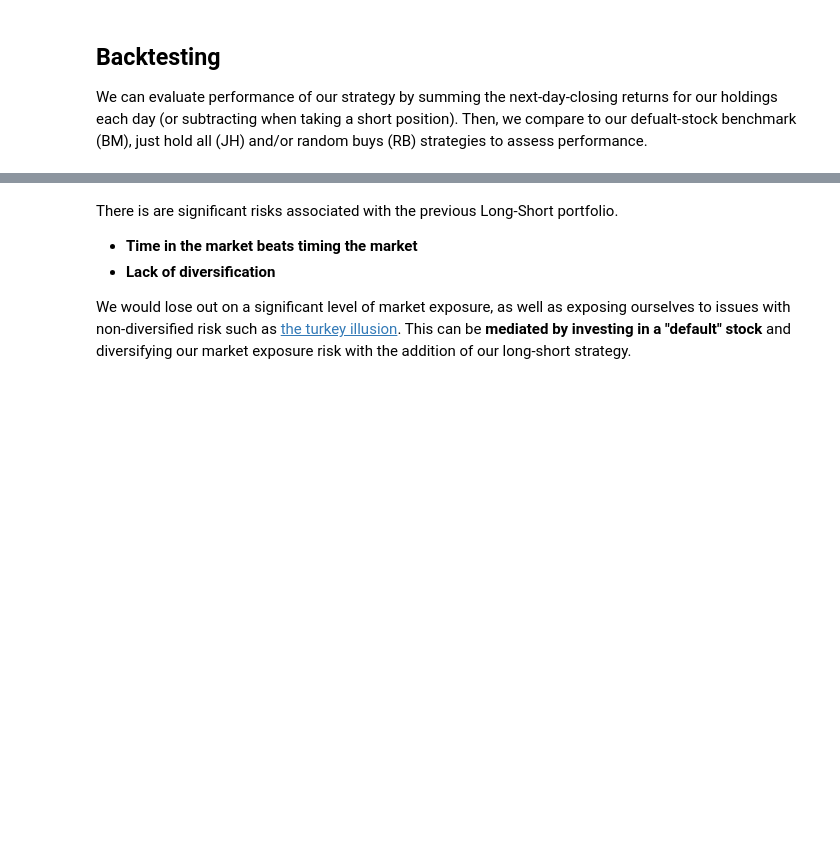
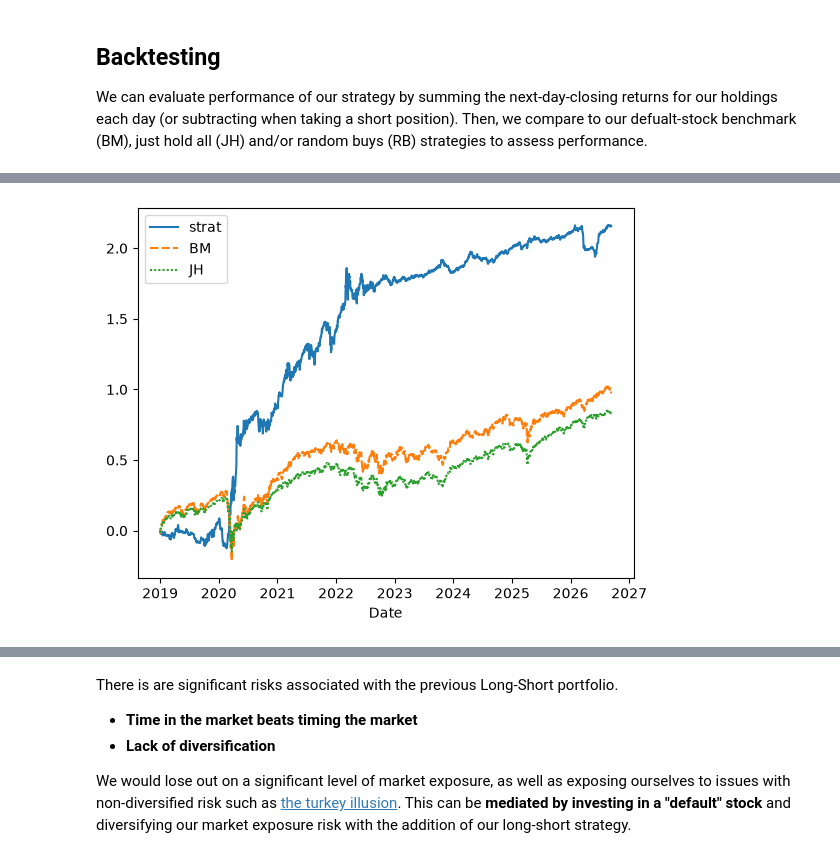
Before and after one commit to sl9998/regime-identification, a Jupyter notebook: Notebooks/regimes.ipynb, the cells around one changed output, grey strips where cells are left out. Saved outputs shown, nothing was run; the diff lists cells and outputs as text; code cells hidden in the pictures; blank space fills up the shorter version.

Commit message:
Completed first iteration backtesting. Check weird bug pre-2005.

```diff
--- a/Notebooks/regimes.ipynb
+++ b/Notebooks/regimes.ipynb
@@ -544,14 +540,13 @@ strategy = {
 # %%
 # Benchmark strategies
-bm = {
-    0: { "RSP": 1,
-    },
-    1: { "RSP": 1,
-    },
-    2: { "RSP": 1,
-    },
-    3: { "RSP": 1,
-    },
-}
+jh = pd.DataFrame(1, index = etfs_names, columns = np.arange(n_clusters)) # hold all
+bm = pd.DataFrame(1, index = ["RSP"], columns = np.arange(n_clusters)) # RSP only
+# %%
+reload(regime_identification.Modelling.backtesting)
+backtest_strategies = regime_identification.Modelling.backtesting.backtest_strategies
 # %%
-backtest_df = backtest(strategy, bm, etfs = etfs, start_date = spit_date, plot = True)
+strat_dfs = backtest_strategies(etfs, condition_col = "cluster",
+                                  strategies = {"strat": strategy, "BM": bm, "JH": jh},
+                                  start_date = split_date, plot = True)
+# %% [output]
+[figure, added]
```
Also changed, not shown: parts of 12 cells of this notebook, 1 other file.
